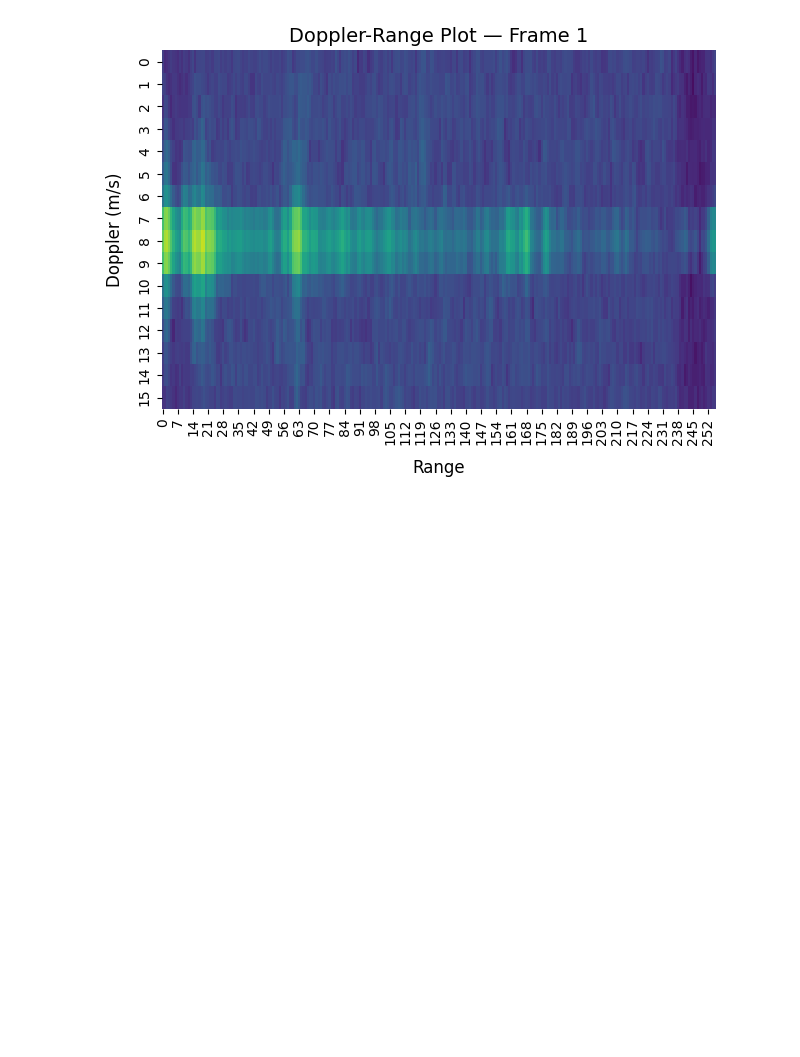
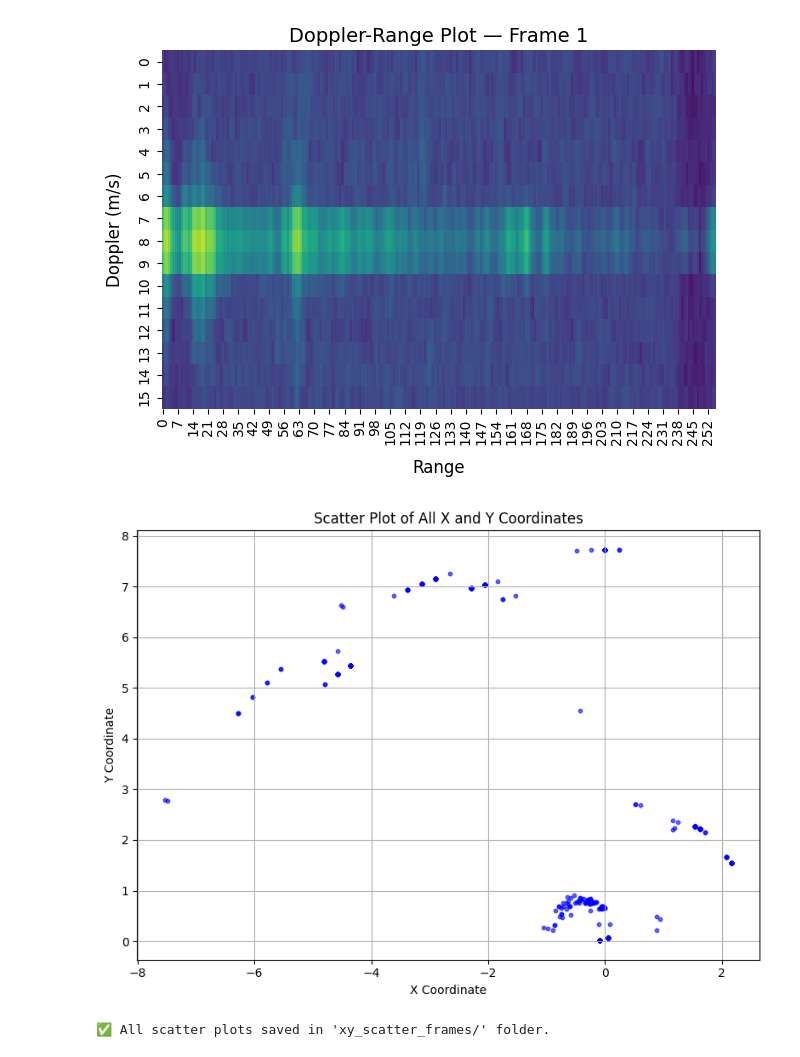
Before and after one commit to pranjal-chatterjee/radar-testing, a Jupyter notebook: test.ipynb, the cells around one changed output. Drawn from its saved outputs; the diff is of its cells as text; code cells hidden in the pictures; blank space fills up the shorter version.

Commit message:
x-y scatter plot

```diff
--- a/test.ipynb
+++ b/test.ipynb
@@ -460,3 +426,67 @@ print(f"Saved animation for {file_name} as {gif_name}")
 # %% [output]
 Saved animation for demo1.txt as demo1.gif
 [figure]
+# %%
+# Extract x_coord and y_coord from all frames in raw data
+x_all = []
+y_all = []
+
+for frame in data:
+    try:
+        answer = frame['answer']
+        # If answer is a string, convert it back to dict
+        if isinstance(answer, str):
+            answer = json.loads(answer)
+        x_all.extend(answer['x_coord'])
+        y_all.extend(answer['y_coord'])
+    except Exception as e:
+        print(f"Skipping frame due to error: {e}")
+# %%
+# Plot scatter plot
+plt.figure(figsize=(8, 6))
+plt.scatter(x_all, y_all, s=10, c='blue', alpha=0.6)
+plt.xlabel('X Coordinate')
+plt.ylabel('Y Coordinate')
+plt.title('Scatter Plot of All X and Y Coordinates')
+plt.grid(True)
+plt.tight_layout()
+plt.savefig("xy_scatter.png", dpi=300)  # High-res image
+#plt.show()
+# %% [output]
+[figure, added]
+# %%
+import os
+
+# Create output directory
+os.makedirs("xy_scatter_frames", exist_ok=True)
+
+# Loop over all frames
+for idx, frame in enumerate(data):
+    try:
+        answer = frame['answer']
+        if isinstance(answer, str):
+            answer = json.loads(answer)
+
+        x_vals = answer['x_coord']
+        y_vals = answer['y_coord']
+
+        # Plot for current frame
+        plt.figure(figsize=(8, 6))
+        plt.scatter(x_vals, y_vals, s=10, c='blue', alpha=0.6)
+        plt.xlabel('X Coordinate')
+        plt.ylabel('Y Coordinate')
+        plt.title(f'Scatter Plot — Frame {idx + 1}')
+        plt.grid(True)
+        plt.tight_layout()
+
+        # Save image
+        fname = f"xy_scatter_frames/frame_{idx + 1:02d}.png"
+        plt.savefig(fname, dpi=300)
+        plt.close()
+
+    except Exception as e:
+        print(f"Skipping frame {idx + 1} due to error: {e}")
+
+print("✅ All scatter plots saved in 'xy_scatter_frames/' folder.")
+# %% [output]
+✅ All scatter plots saved in 'xy_scatter_frames/' folder.
```
Also changed, not shown: parts of 3 cells of this notebook, 38 other files.
